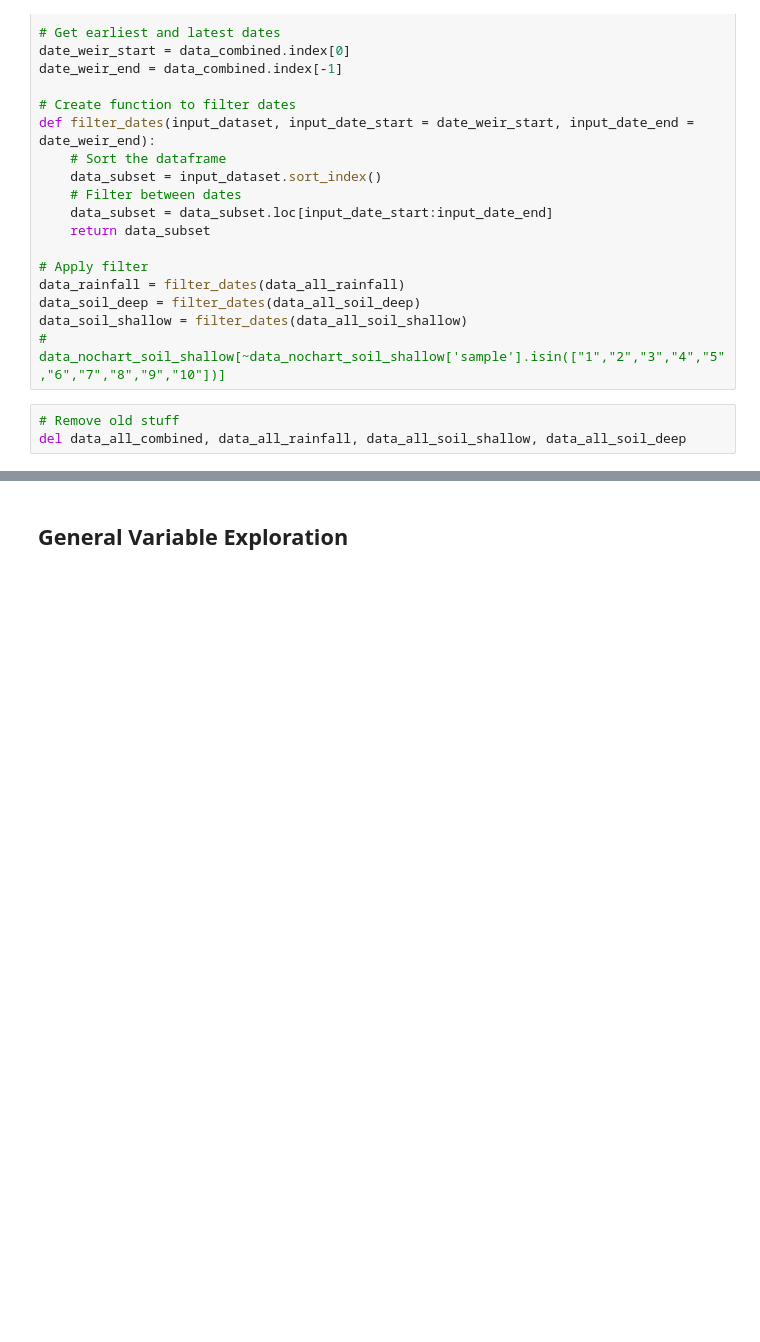
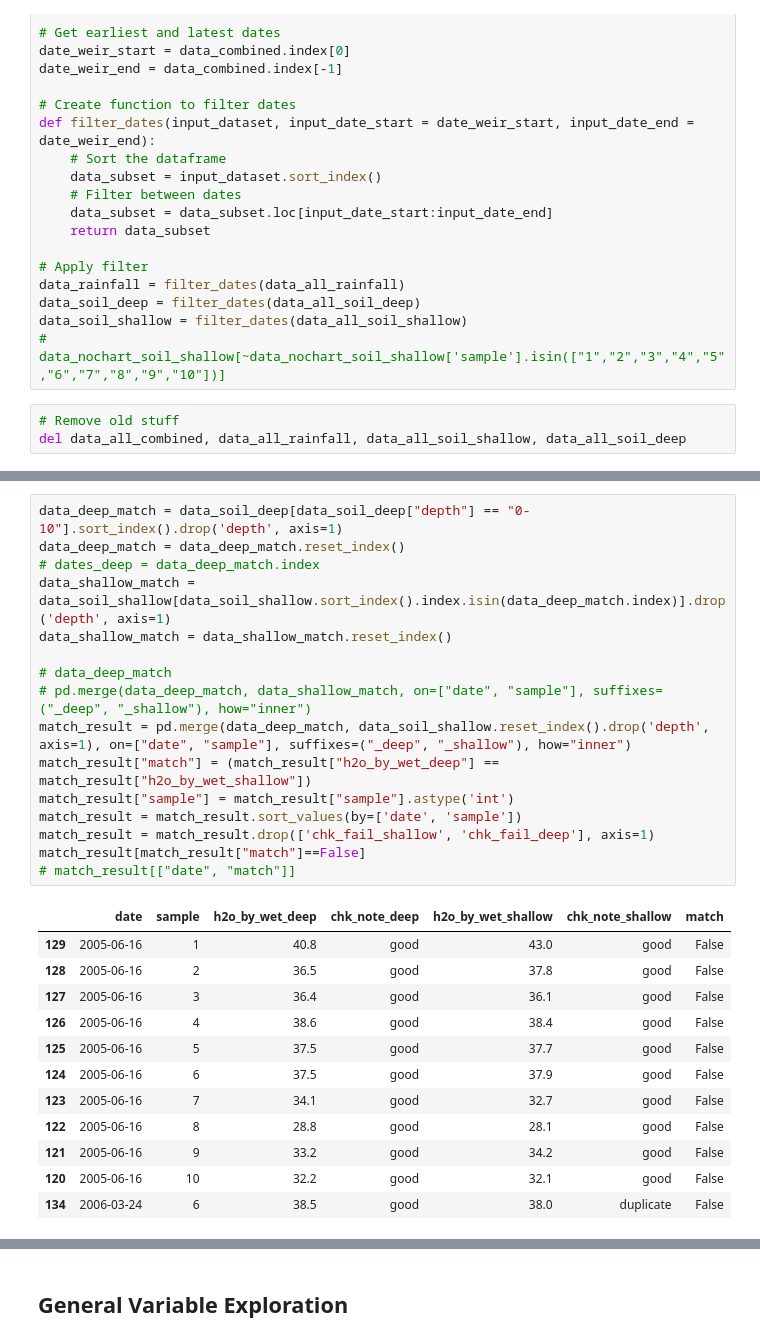
Before and after one commit to gmcginnis/info-698-capstone, a Jupyter notebook: 01_eda.ipynb, the cells around one changed output, grey strips where cells are left out. Saved outputs shown, nothing was run; the diff lists cells and outputs as text; blank space fills up the shorter version.

```diff
--- a/01_eda.ipynb
+++ b/01_eda.ipynb
@@ -250,0 +431,29 @@ del data_all_combined, data_all_rainfall, data_all_soil_shallow, data_all_soil_d
+# %%
+data_deep_match = data_soil_deep[data_soil_deep["depth"] == "0-10"].sort_index().drop('depth', axis=1)
+data_deep_match = data_deep_match.reset_index()
+# dates_deep = data_deep_match.index
+data_shallow_match = data_soil_shallow[data_soil_shallow.sort_index().index.isin(data_deep_match.index)].drop('depth', axis=1)
+data_shallow_match = data_shallow_match.reset_index()
+
+# data_deep_match
+# pd.merge(data_deep_match, data_shallow_match, on=["date", "sample"], suffixes=("_deep", "_shallow"), how="inner")
+match_result = pd.merge(data_deep_match, data_soil_shallow.reset_index().drop('depth', axis=1), on=["date", "sample"], suffixes=("_deep", "_shallow"), how="inner")
+match_result["match"] = (match_result["h2o_by_wet_deep"] == match_result["h2o_by_wet_shallow"])
+match_result["sample"] = match_result["sample"].astype('int')
+match_result = match_result.sort_values(by=['date', 'sample'])
+match_result = match_result.drop(['chk_fail_shallow', 'chk_fail_deep'], axis=1)
+match_result[match_result["match"]==False]
+# match_result[["date", "match"]]
+# %% [output]
+|  | date | sample | h2o_by_wet_deep | chk_note_deep | h2o_by_wet_shallow | chk_note_shallow | match |
+| 129 | 2005-06-16 | 1 | 40.8 | good | 43.0 | good | False |
+| 128 | 2005-06-16 | 2 | 36.5 | good | 37.8 | good | False |
+| 127 | 2005-06-16 | 3 | 36.4 | good | 36.1 | good | False |
+| 126 | 2005-06-16 | 4 | 38.6 | good | 38.4 | good | False |
+| 125 | 2005-06-16 | 5 | 37.5 | good | 37.7 | good | False |
+| 124 | 2005-06-16 | 6 | 37.5 | good | 37.9 | good | False |
+| 123 | 2005-06-16 | 7 | 34.1 | good | 32.7 | good | False |
+| 122 | 2005-06-16 | 8 | 28.8 | good | 28.1 | good | False |
+| 121 | 2005-06-16 | 9 | 33.2 | good | 34.2 | good | False |
+| 120 | 2005-06-16 | 10 | 32.2 | good | 32.1 | good | False |
+| 134 | 2006-03-24 | 6 | 38.5 | good | 38.0 | duplicate | False |
```
Also changed, not shown: parts of 17 cells of this notebook.
